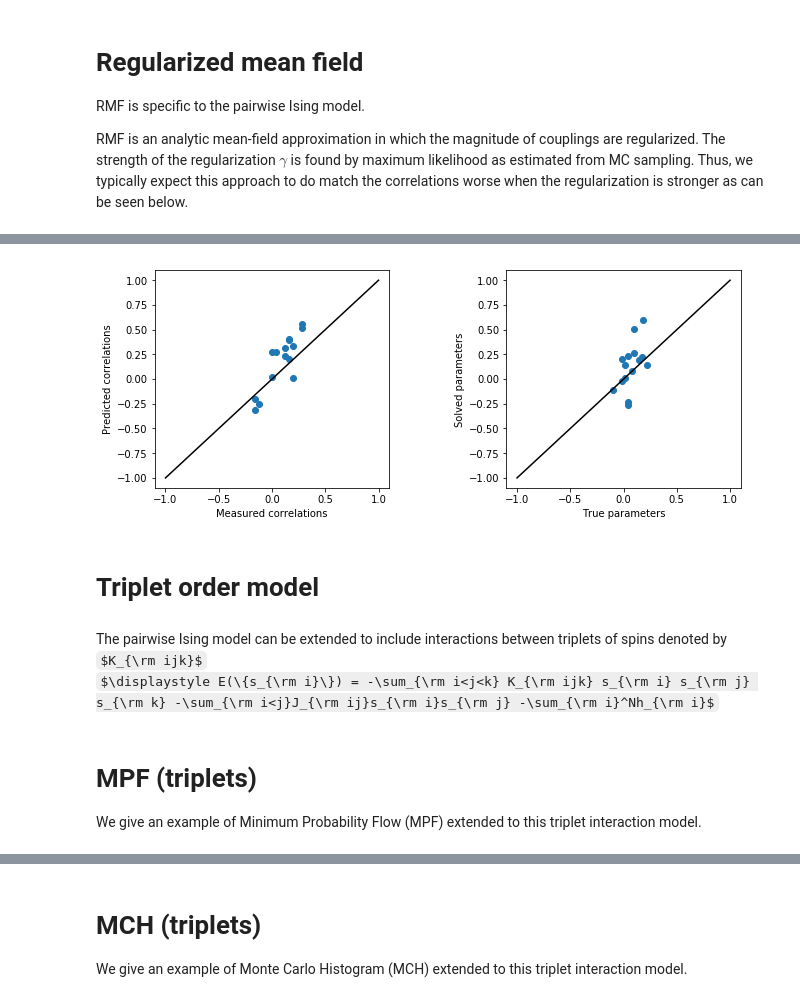
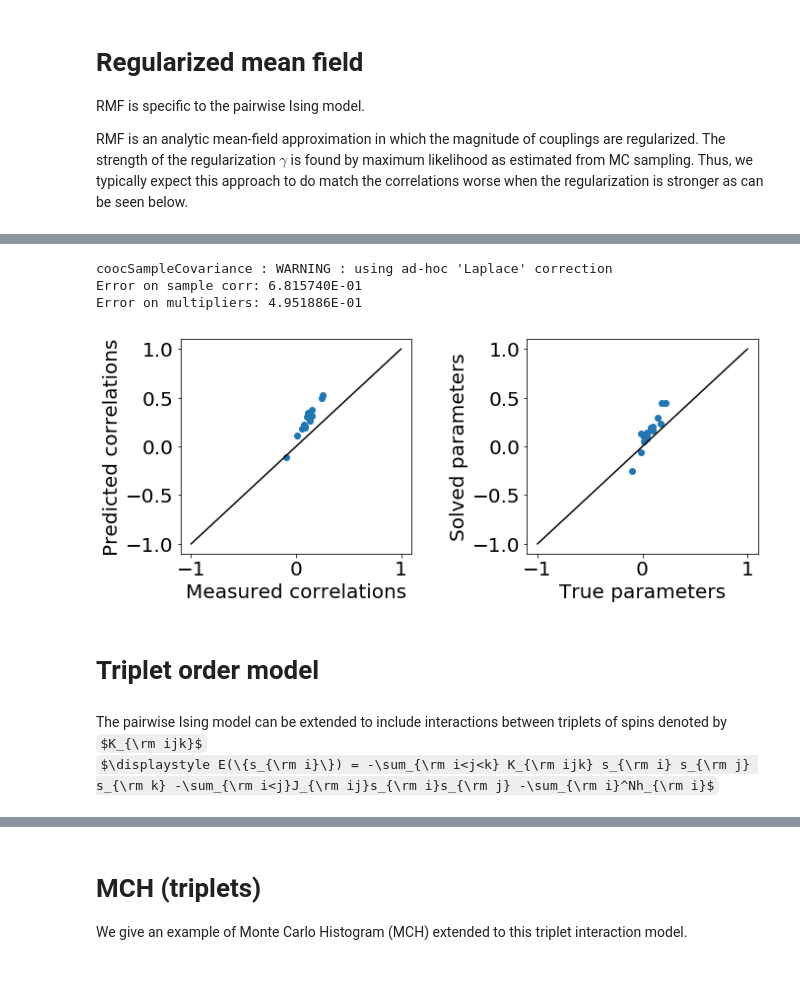
Before and after one commit to eltrompetero/coniii, a Jupyter notebook: ipynb/usage_guide.ipynb, the cells around one changed output, grey strips where cells are left out. Saved outputs shown, nothing was run; the diff lists cells and outputs as text; code cells hidden in the pictures; some formulas as TeX source; blank space fills up the shorter version.

```diff
--- a/ipynb/usage_guide.ipynb
+++ b/ipynb/usage_guide.ipynb
@@ -54,9 +60,6 @@ We define the model by choosing some random fields and couplings and sampling fr
 from coniii import *
 # Import file containing full equations for solving the n=5 system.
 from coniii.ising_eqn import ising_eqn_5_sym
-
-# Define common functions.
-calc_e, calc_observables, mchApproximation = define_ising_helper_functions()
 
 # Generate example data set.
 n = 5  # system size
@@ -69,17 +72,21 @@ sisjTrue = ising_eqn_5_sym.calc_observables(hJ)  # exact means and pairwise corr
 
 allstates = bin_states(n, True)  # all 2^n possible binary states in {-1,1} basis
 sample = allstates[np.random.choice(range(2**n),
-                                    size=100,
+                                    size=1000,
                                     replace=True,
                                     p=p)]  # random sample from p(s)
 sisj = pair_corr(sample, concat=True)  # means and pairwise correlations
 
-# Useful functions for measuring success fitting procedure.
+# Define useful functions for measuring success fitting procedure.
 def error_on_correlations(estSisj):
     return np.linalg.norm( sisj - estSisj )
 
 def error_on_multipliers(estMultipliers):
     return np.linalg.norm( hJ - estMultipliers )
+
+def summarize(solver):
+    print("Error on sample corr: %E"%error_on_correlations(solver.model.calc_observables(solver.multipliers)))
+    print("Error on multipliers: %E"%error_on_multipliers(solver.multipliers))
 # %% [markdown]
 # Enumeration
 
@@ -332,24 +280,32 @@ Error on sample corr: 7.295579E-01
+# %%
+# This takes a while!
+solver = RegularizedMeanField(sample,
+                              rng=np.random.RandomState(0),
+                              sample_size=100,
+                              n_cpus=1)
+solver.solve()
+summarize(solver)
+# %% [output]
+coocSampleCovariance : WARNING : using ad-hoc 'Laplace' correction
+Error on sample corr: 6.815740E-01
+Error on multipliers: 4.951886E-01
 # %%
 # Plot comparison of model results with the data.
 fig,ax = plt.subplots(figsize=(10.5,4), ncols=2)
-ax[0].plot(sisj, ising_eqn_5_sym.calc_observables(estMultipliers), 'o')
+ax[0].plot(sisj, solver.model.calc_observables(solver.multipliers), 'o')
 ax[0].plot([-1,1], [-1,1], 'k-')
 ax[0].set(xlabel='Measured correlations', ylabel='Predicted correlations')
 
-ax[1].plot(hJ, estMultipliers, 'o')
+ax[1].plot(hJ, solver.multipliers, 'o')
 ax[1].plot([-1,1], [-1,1], 'k-')
 ax[1].set(xlabel='True parameters', ylabel='Solved parameters')
 
 fig.subplots_adjust(wspace=.5)
 # %% [output]
-[figure, old version]
+[figure, new version]
 # %% [markdown]
 # Triplet order model
 # %% [markdown]
 The pairwise Ising model can be extended to include interactions between triplets of spins denoted by $K_{\rm ijk}$
 $\displaystyle E(\{s_{\rm i}\}) = -\sum_{\rm i<j<k} K_{\rm ijk} s_{\rm i} s_{\rm j} s_{\rm k} -\sum_{\rm i<j}J_{\rm ij}s_{\rm i}s_{\rm j} -\sum_{\rm i}^Nh_{\rm i}$
-<br><br>
-
-# MPF (triplets)
-We give an example of Minimum Probability Flow (MPF) extended to this triplet interaction model.
 # %%
```
Also changed, not shown: parts of 27 cells of this notebook, 6 other files.
